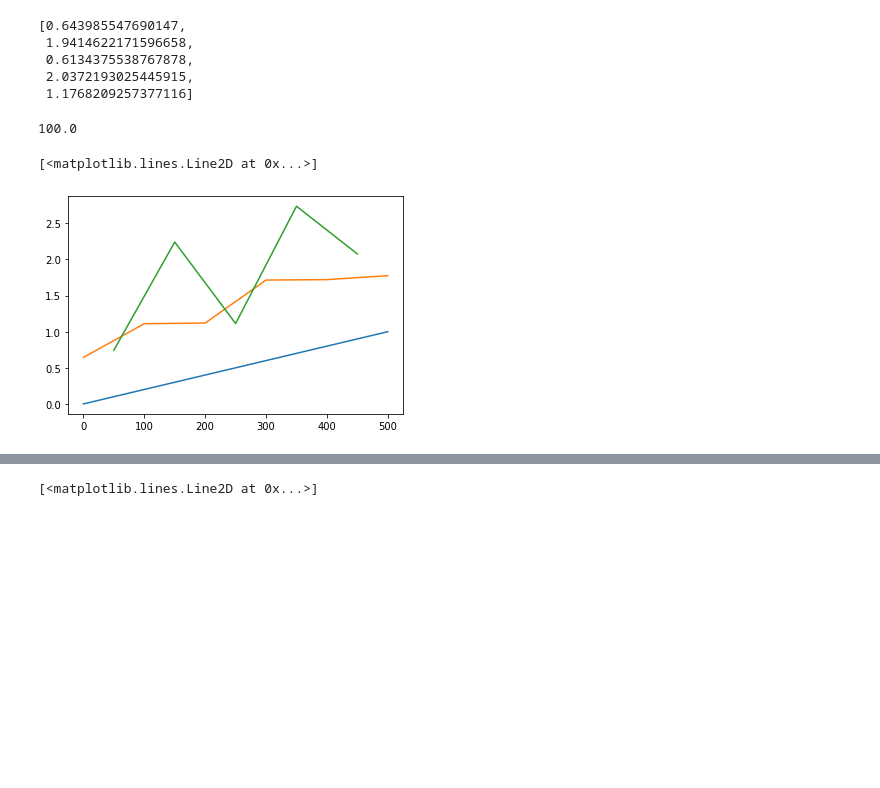
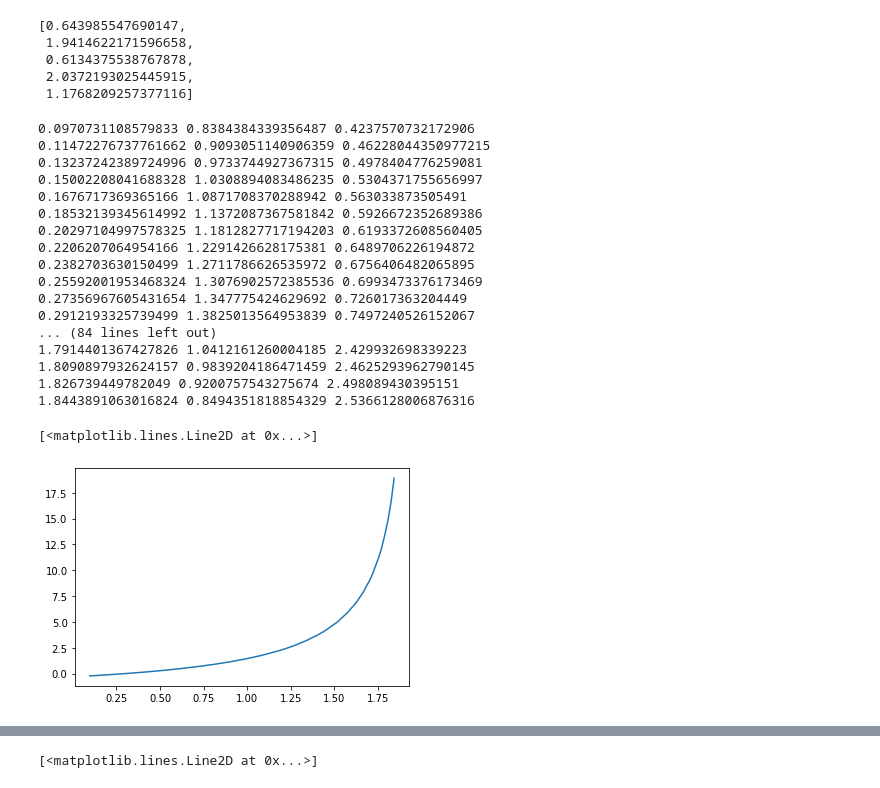
Before and after one commit to CovingtonResearchGroup/champ, a Jupyter notebook: Steady_flow_solver.ipynb, the cells around one changed output, grey strips where cells are left out. Cells and saved outputs as stored; diff of their text form; code cells hidden in the pictures; blank space fills up the shorter version.

Commit message:
added rules for critical flow depth

```diff
--- a/Steady_flow_solver.ipynb
+++ b/Steady_flow_solver.ipynb
@@ -69,14 +98,33 @@ maxdepths
  0.6134375538767878,
  2.0372193025445915,
  1.1768209257377116]
-# %%
-(xs[1]-xs[0])
-# %% [output]
-100.0
-# %%
-plot(xs,zs,xs,h)
-xmid = (xs[1:] + xs[:-1])/2.
-plot(xmid,maxdepths+(zs[1:] + zs[:-1])/2.)
-# %% [output]
-[<matplotlib.lines.Line2D at 0x...>]
-[figure, removed]
+# %%
+#xcs[1].calcCritFlowDepth(0.3)
+
+maxdepth = xcs[1].ymax - xcs[1].ymin
+depths = linspace(0.05*maxdepth,0.95*maxdepth,100)
+res = zeros(100)
+
+for i,depth in enumerate(depths):
+    res[i] = xcs[1].crit_flow_depth_residual(depth,1.75)
+plot(depths, res)
+# %% [output]
+0.0970731108579833 0.8384384339356487 0.4237570732172906
+0.11472276737761662 0.9093051140906359 0.46228044350977215
+0.13237242389724996 0.9733744927367315 0.4978404776259081
+0.15002208041688328 1.0308894083486235 0.5304371755656997
+0.1676717369365166 1.0871708370288942 0.563033873505491
+0.18532139345614992 1.1372087367581842 0.5926672352689386
+0.20297104997578325 1.1812827717194203 0.6193372608560405
+0.2206207064954166 1.2291426628175381 0.6489706226194872
+0.2382703630150499 1.2711786626535972 0.6756406482065895
+0.25592001953468324 1.3076902572385536 0.6993473376173469
+0.27356967605431654 1.347775424629692 0.726017363204449
+0.2912193325739499 1.3825013564953839 0.7497240526152067
+... (84 lines left out)
+1.7914401367427826 1.0412161260004185 2.429932698339223
+1.8090897932624157 0.9839204186471459 2.4625293962790145
+1.826739449782049 0.9200757543275674 2.498089430395151
+1.8443891063016824 0.8494351818854329 2.5366128006876316
+[<matplotlib.lines.Line2D at 0x...>]
+[figure, added]
```
Also changed, not shown: parts of 5 cells of this notebook, 2 other files.
